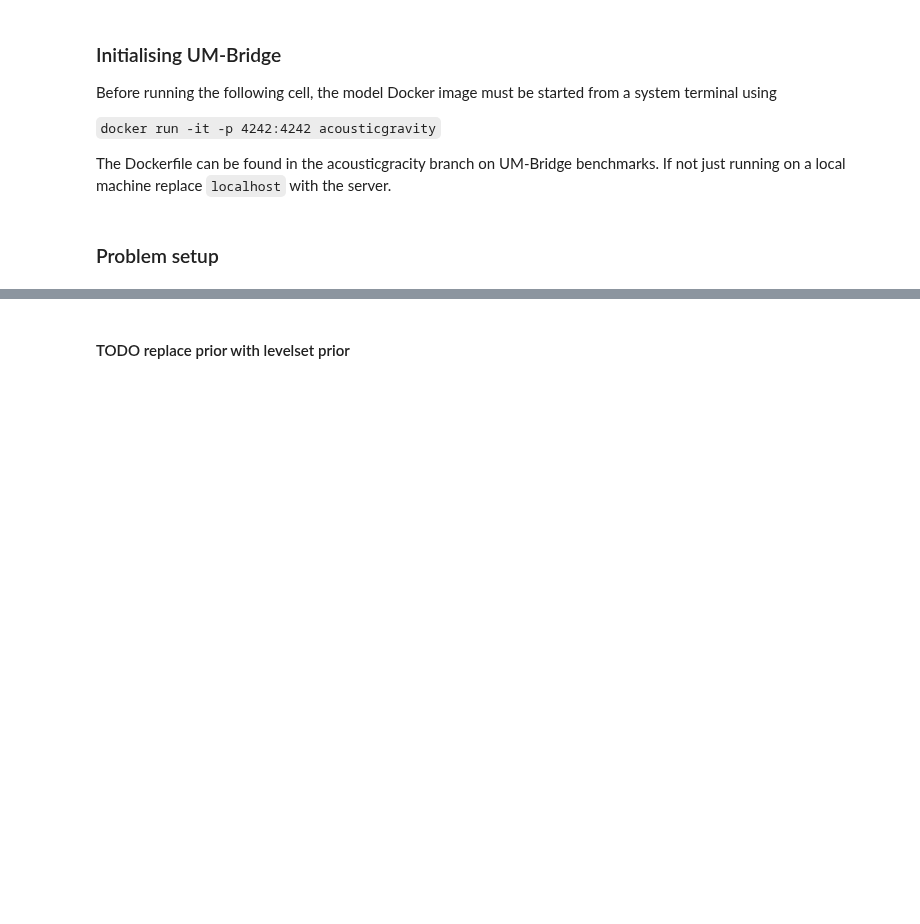
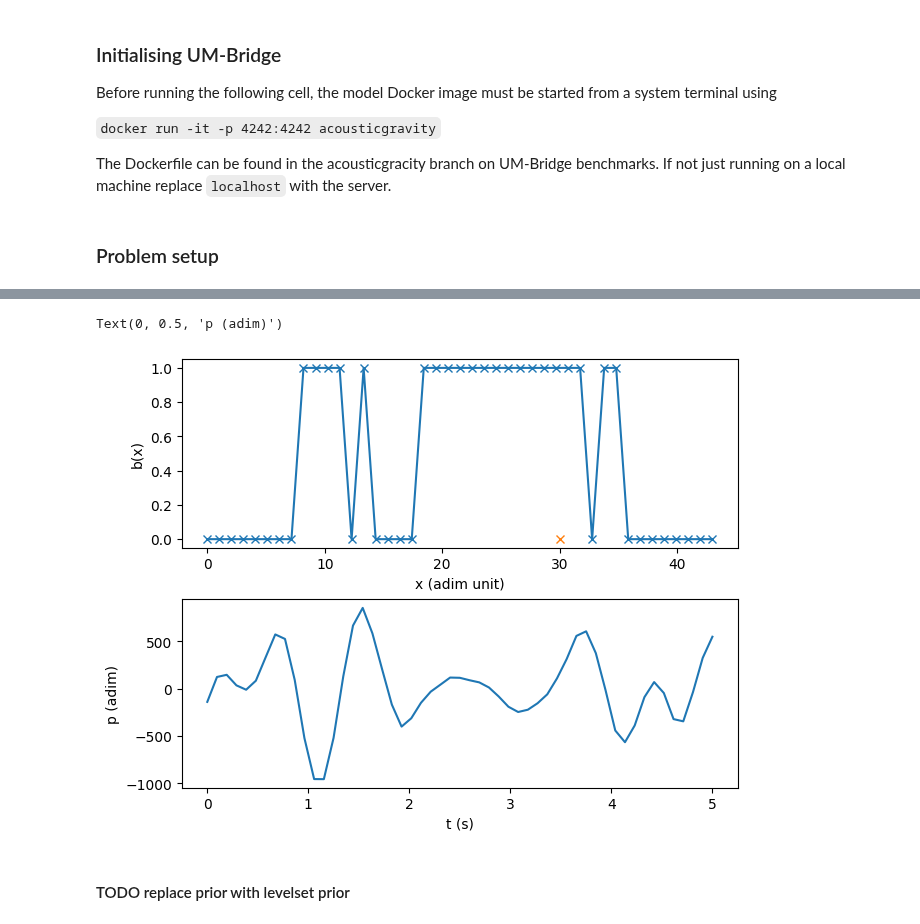
Before and after one commit to UM-Bridge/benchmarks, a Jupyter notebook: models/acoustic_gravity/tinyDA-acoustic.ipynb, the cells around one changed output, grey strips where cells are left out. Drawn from its saved outputs; the diff is of its cells as text; code cells hidden in the pictures; blank space fills up the shorter version.

```diff
--- a/models/acoustic_gravity/tinyDA-acoustic.ipynb
+++ b/models/acoustic_gravity/tinyDA-acoustic.ipynb
@@ -75,3 +98,20 @@ result = my_model(field)
+# %%
+result = my_model(level_set)
+# %%
+fig, ax = plt.subplots(2,1, layout="constrained")
+x = np.linspace(0,43,nx)
+ax[0].plot(x,level_set, 'x-')
+ax[0].plot(30,0, marker='x')
+ax[0].set_xlabel('x (adim unit)')
+ax[0].set_ylabel('b(x)')
+
+time = np.linspace(0,5,ny)
+ax[1].plot(time, result)
+ax[1].set_xlabel('t (s)')
+ax[1].set_ylabel('p (adim)')
+# %% [output]
+Text(0, 0.5, 'p (adim)')
+[figure, added]
 # %% [markdown]
 #### TODO replace prior with levelset prior
 # %%
```
Also changed, not shown: parts of 3 cells of this notebook, 1 other file.
